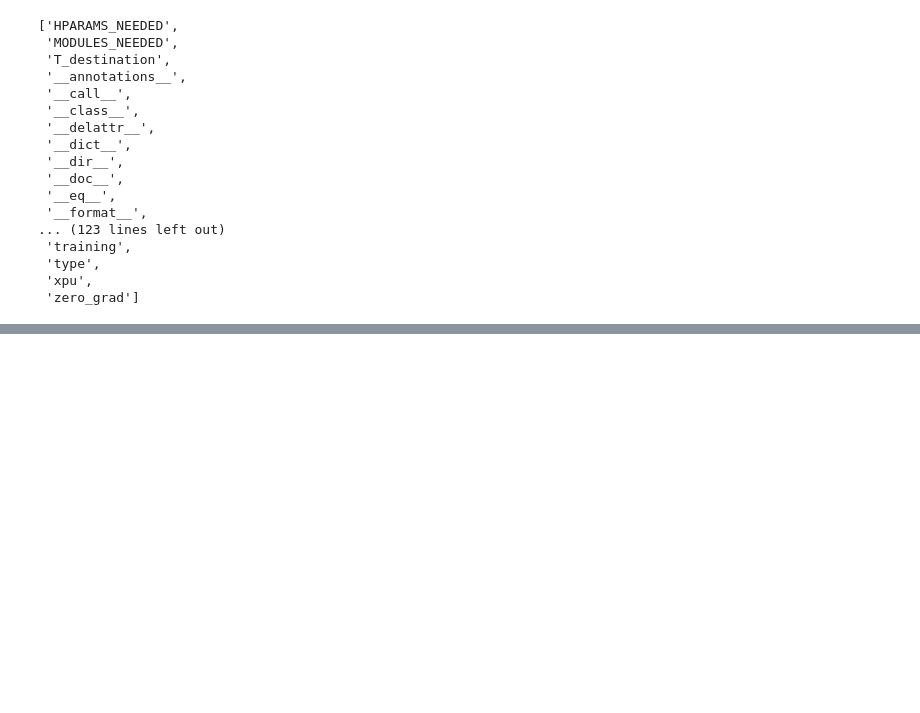
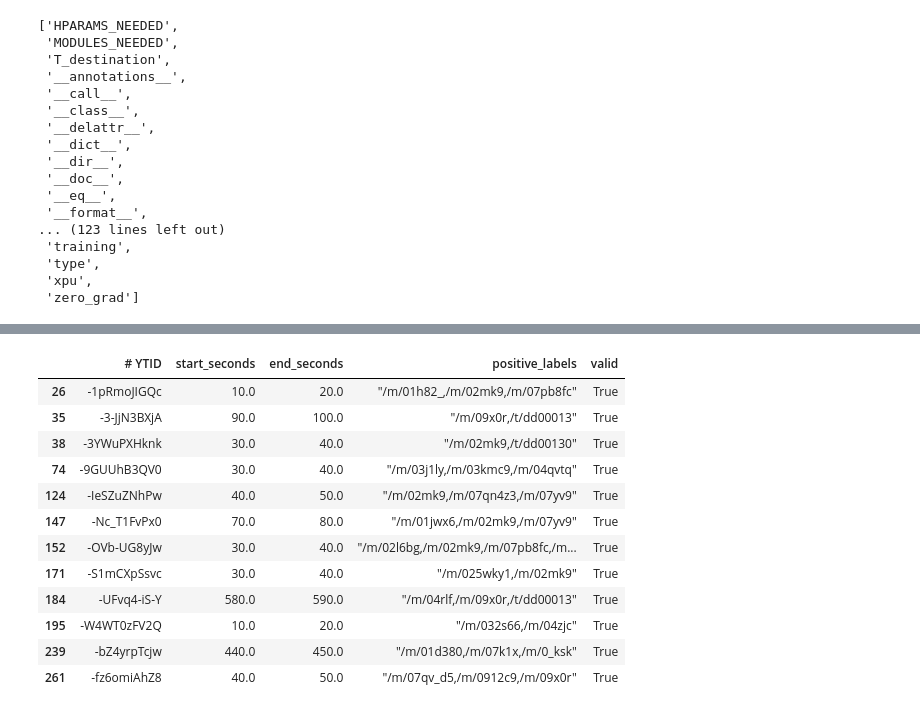
Before and after one commit to Qweryedu/Aprendizaje-Profundo, a Jupyter notebook: Proyecto/Exploracion.ipynb, the cells around one changed output, grey strips where cells are left out. Drawn from its saved outputs; the diff is of its cells as text; code cells hidden in the pictures; blank space fills up the shorter version.

```diff
--- a/Proyecto/Exploracion.ipynb
+++ b/Proyecto/Exploracion.ipynb
@@ -54,0 +257,2 @@ classifier.eval
+# %%
+df_val = pd.read_csv('./Data/eval_segments.csv', delimiter=', ', header=2)
@@ -54,0 +298,16 @@ classifier.eval
+# %%
+df_val[df_val.valid]
+# %% [output]
+|  | # YTID | start_seconds | end_seconds | positive_labels | valid |
+| 26 | -1pRmoJIGQc | 10.0 | 20.0 | "/m/01h82_,/m/02mk9,/m/07pb8fc" | True |
+| 35 | -3-JjN3BXjA | 90.0 | 100.0 | "/m/09x0r,/t/dd00013" | True |
+| 38 | -3YWuPXHknk | 30.0 | 40.0 | "/m/02mk9,/t/dd00130" | True |
+| 74 | -9GUUhB3QV0 | 30.0 | 40.0 | "/m/03j1ly,/m/03kmc9,/m/04qvtq" | True |
+| 124 | -IeSZuZNhPw | 40.0 | 50.0 | "/m/02mk9,/m/07qn4z3,/m/07yv9" | True |
+| 147 | -Nc_T1FvPx0 | 70.0 | 80.0 | "/m/01jwx6,/m/02mk9,/m/07yv9" | True |
+| 152 | -OVb-UG8yJw | 30.0 | 40.0 | "/m/02l6bg,/m/02mk9,/m/07pb8fc,/m... | True |
+| 171 | -S1mCXpSsvc | 30.0 | 40.0 | "/m/025wky1,/m/02mk9" | True |
+| 184 | -UFvq4-iS-Y | 580.0 | 590.0 | "/m/04rlf,/m/09x0r,/t/dd00013" | True |
+| 195 | -W4WT0zFV2Q | 10.0 | 20.0 | "/m/032s66,/m/04zjc" | True |
+| 239 | -bZ4yrpTcjw | 440.0 | 450.0 | "/m/01d380,/m/07k1x,/m/0_ksk" | True |
+| 261 | -fz6omiAhZ8 | 40.0 | 50.0 | "/m/07qv_d5,/m/0912c9,/m/09x0r" | True |
```
Also changed, not shown: parts of 23 cells of this notebook, 5 other files.
